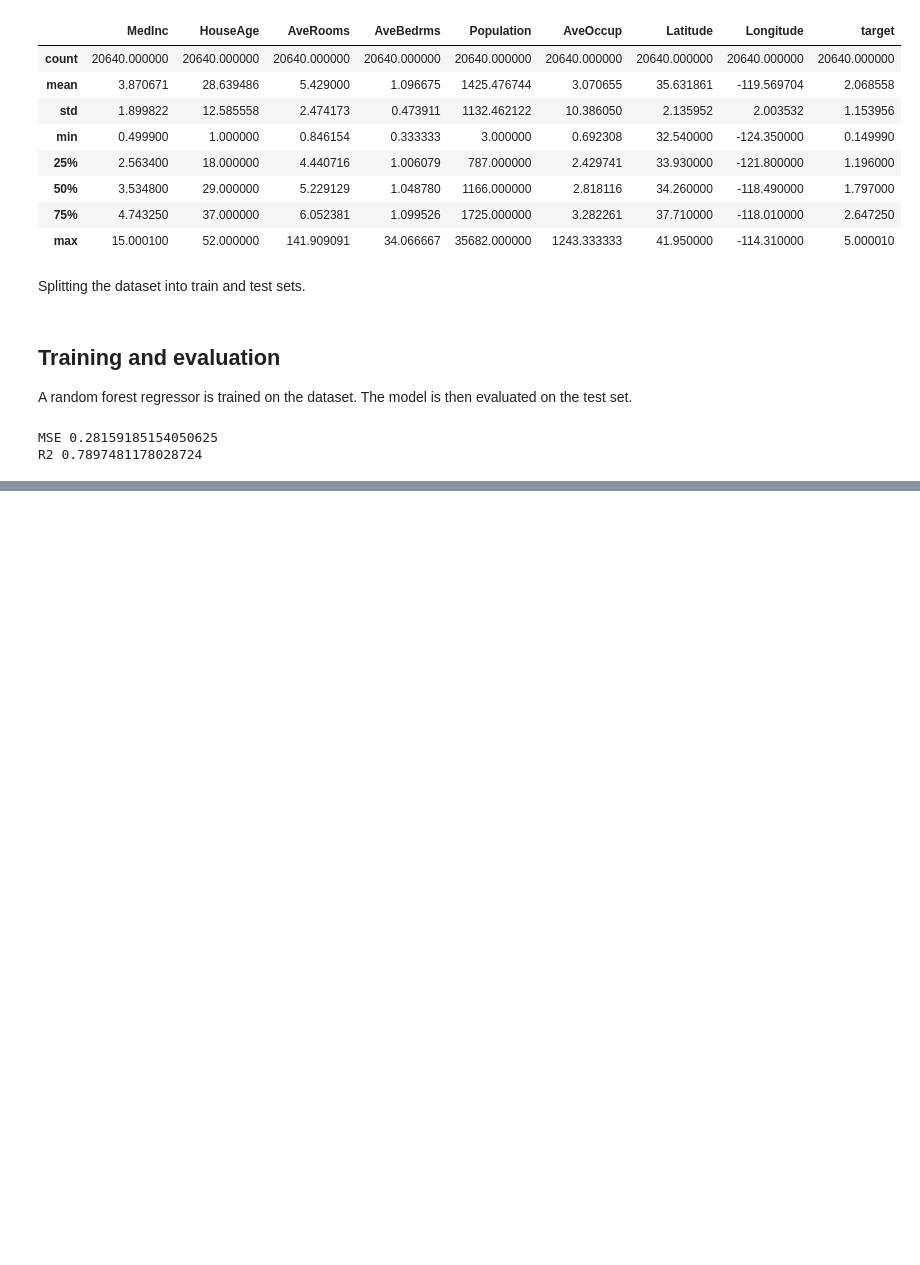
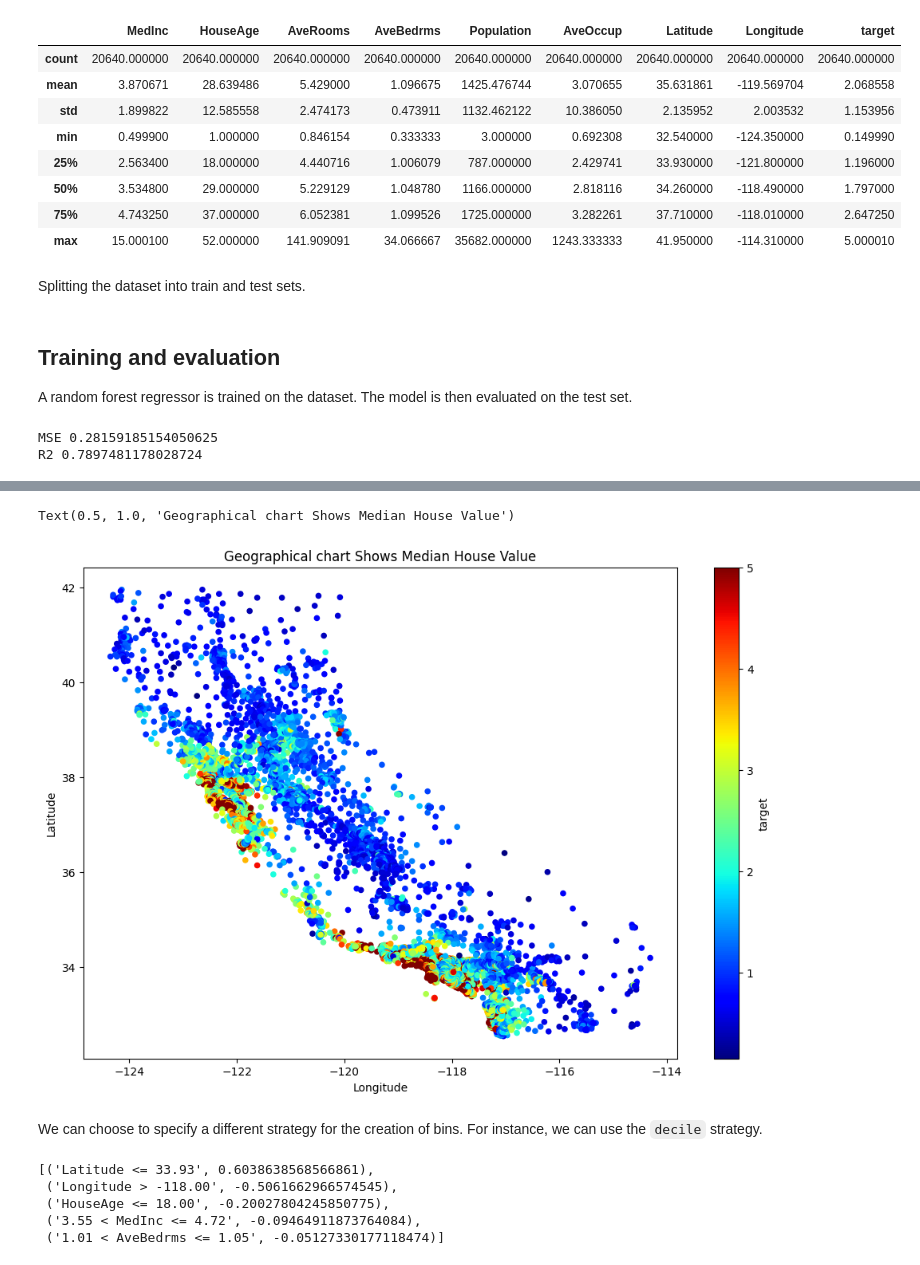
Before and after one commit to pikalab-unibo/demo-lime, a Jupyter notebook: demo-lime.ipynb, the cells around one changed output, grey strips where cells are left out. Drawn from its saved outputs; the diff is of its cells as text; code cells hidden in the pictures; blank space fills up the shorter version.

```diff
--- a/demo-lime.ipynb
+++ b/demo-lime.ipynb
@@ -124,0 +170,10 @@ exp.as_list()
+# %%
+dataset.plot(kind="scatter", x='Longitude', y='Latitude', figsize=(12, 8),
+           c="target", cmap=plt.get_cmap("jet"), colorbar=True, )
+plt.title("Geographical chart Shows Median House Value")
+# %% [output]
+Text(0.5, 1.0, 'Geographical chart Shows Median House Value')
+[figure, added]
+# %% [markdown]
+We can choose to specify a different strategy for the creation of bins.
+For instance, we can use the `decile` strategy.
@@ -124,0 +182,9 @@ exp.as_list()
+# %%
+new_exp = explainer.explain_instance(data_row=test_x[INDEX], predict_fn=predictor.predict, num_features=5)
+new_exp.as_list()
+# %% [output]
+[('Latitude <= 33.93', 0.6038638568566861),
+ ('Longitude > -118.00', -0.5061662966574545),
+ ('HouseAge <= 18.00', -0.20027804245850775),
+ ('3.55 < MedInc <= 4.72', -0.09464911873764084),
+ ('1.01 < AveBedrms <= 1.05', -0.05127330177118474)]
```
Also changed, not shown: parts of 17 cells of this notebook.
